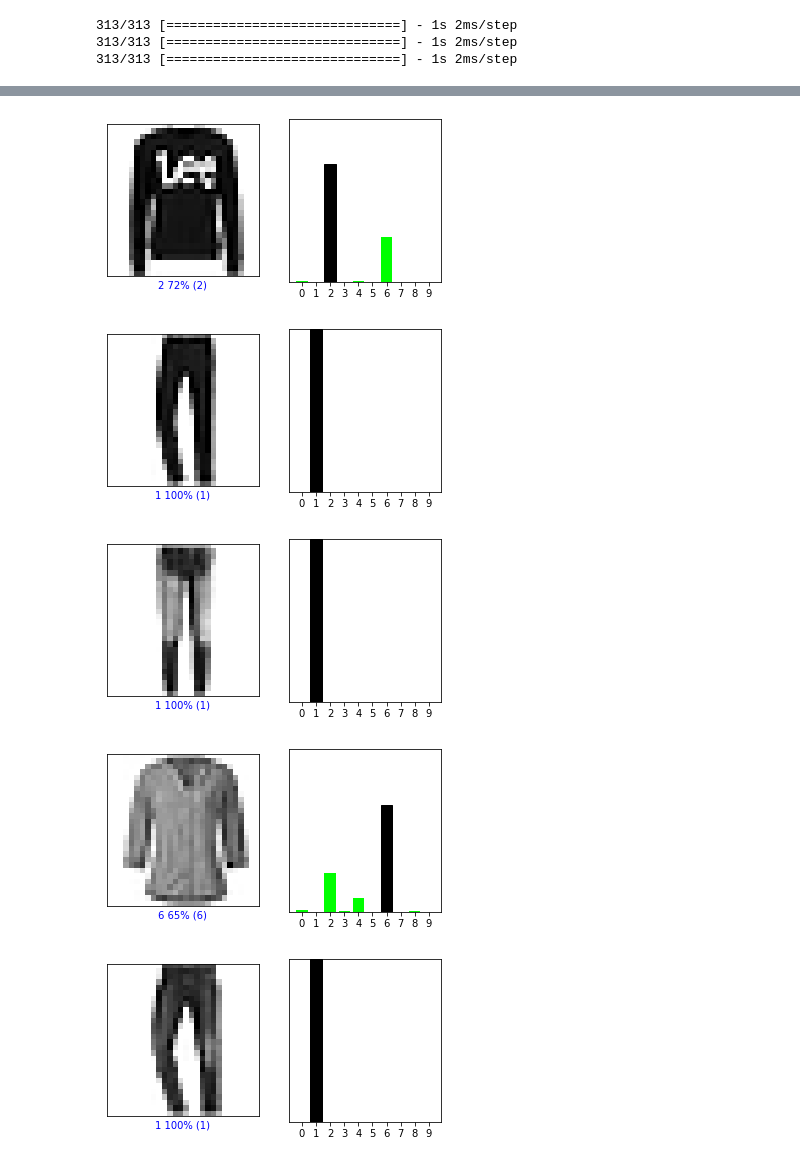
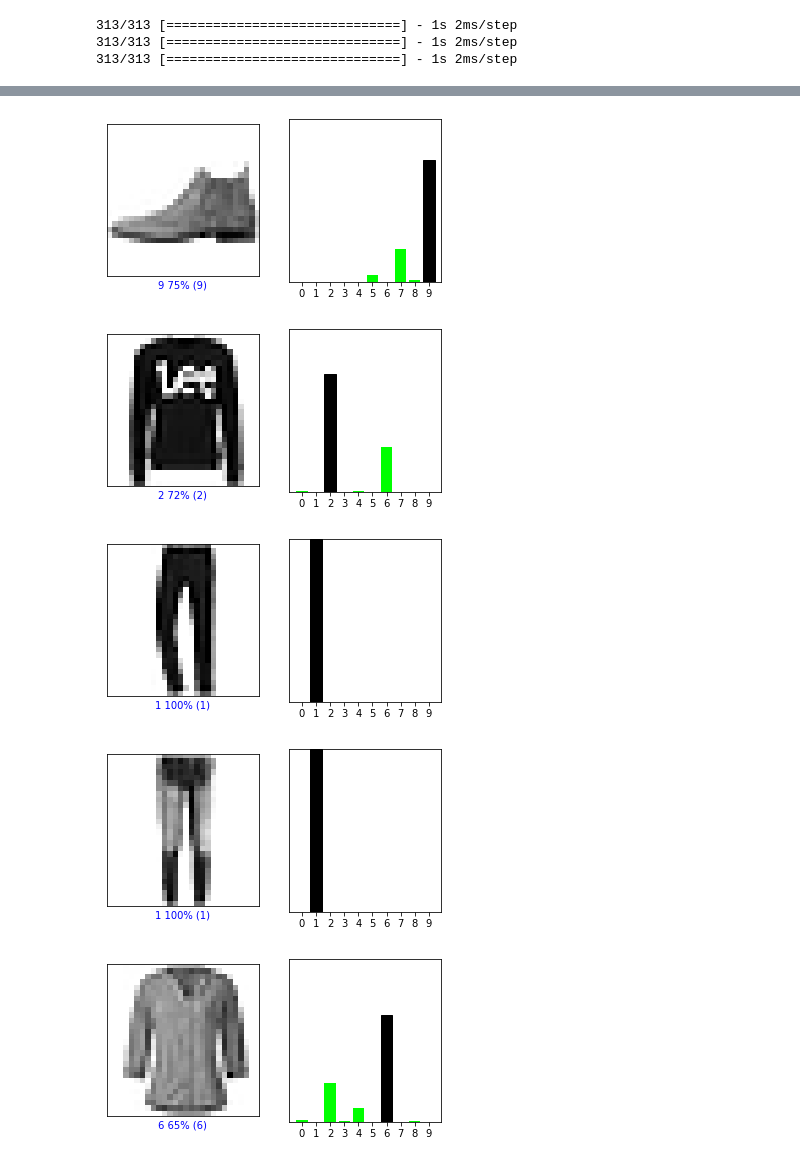
Before and after one commit to PilarAriasVazquez/AA_PRACTICA2_GRUPO_7, a Jupyter notebook: AA_PRACTICA2_GRUPO_7.ipynb, the cells around one changed output, grey strips where cells are left out. Drawn from its saved outputs; the diff is of its cells as text; code cells hidden in the pictures.

```diff
--- a/AA_PRACTICA2_GRUPO_7.ipynb
+++ b/AA_PRACTICA2_GRUPO_7.ipynb
@@ -653,7 +653,7 @@ def plot_value_array(i, predictions_array, true_label):
 test_labels=test_labels.reshape(10000,)
 # %%
 i = 0
-for j in range (1,14):
+for j in range (0,13):
   plt.figure(figsize=(6,3))
   plt.subplot(1,2,1)
   plot_image(j, predictions[j], test_labels, test_images.reshape(10000,28,28))
@@ -677,14 +677,14 @@ for j in range (1,14):
 # %%
-for j in range (1,14):
+for j in range (0,13):
   plt.figure(figsize=(6,3))
   plt.subplot(1,2,1)
   plot_image(j, predictions2[j], test_labels, test_images.reshape(10000,28,28))
   plt.subplot(1,2,2)
   plot_value_array(j, predictions2[j], test_labels)
   plt.show()
 # %% [output]
-[figure, old version]
+[figure, new version]
-[figure, old version]
+[figure, new version]
-[figure, old version]
+[figure, new version]
-[figure, old version]
+[figure, new version]
-[figure, old version]
+[figure, new version]
```
Also changed, not shown: parts of 3 cells of this notebook.
